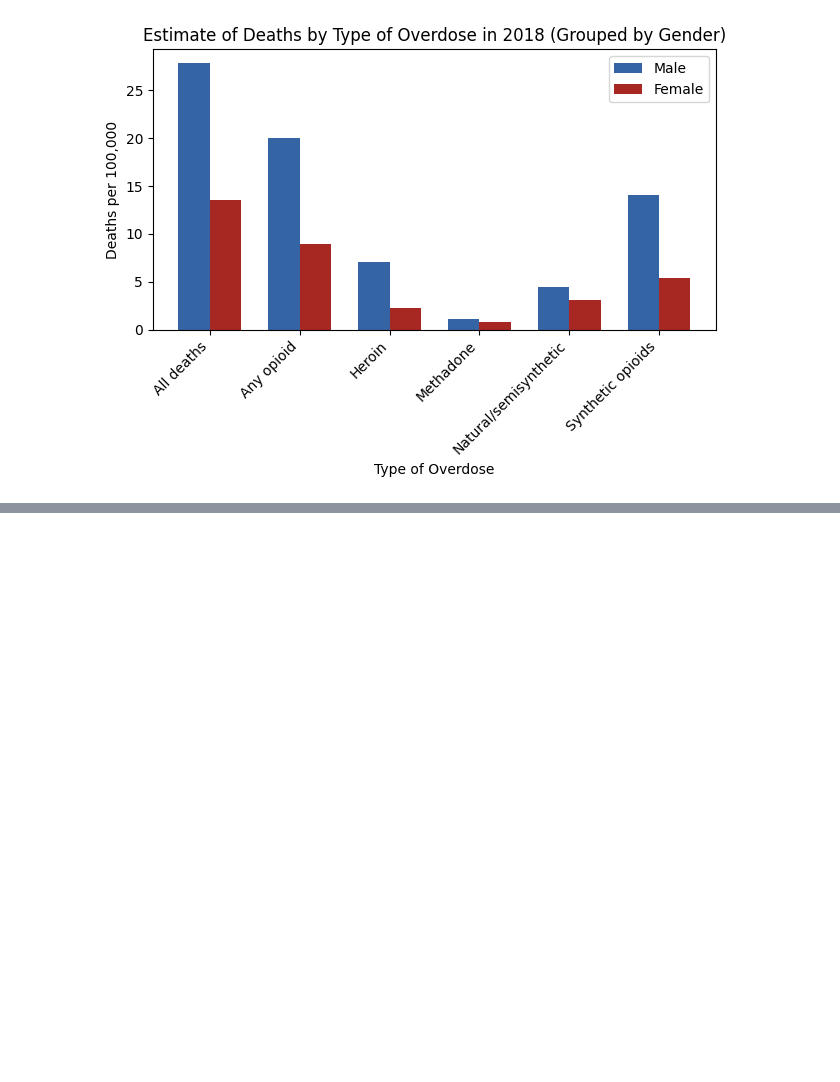
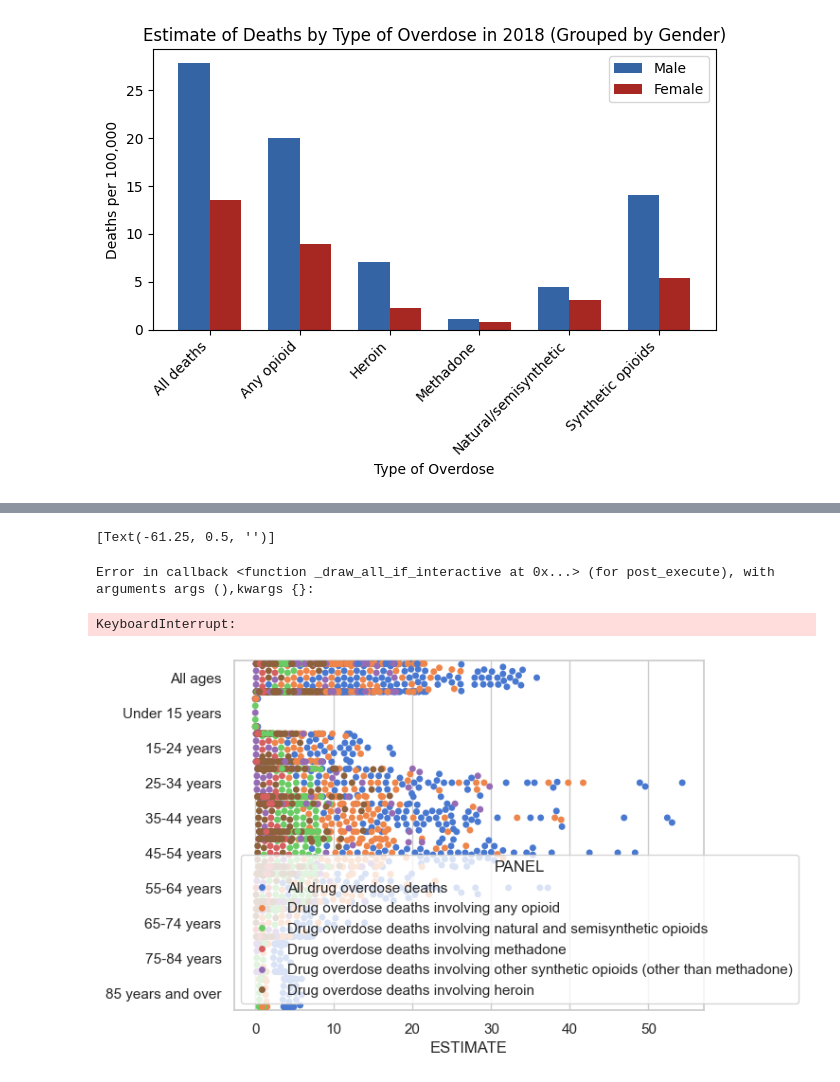
Before and after one commit to bridgetilin/comp-590-module2, a Jupyter notebook: altair_vis.ipynb, the cells around one changed output, grey strips where cells are left out. Cells and saved outputs as stored; diff of their text form; code cells hidden in the pictures; blank space fills up the shorter version.

```diff
--- a/altair_vis.ipynb
+++ b/altair_vis.ipynb
@@ -89,0 +158,14 @@ plt.show()
+# %%
+import seaborn as sns
+sns.set_theme(style="whitegrid", palette="muted")
+
+data2 = pd.read_csv("Drug_overdose_death_rates__by_drug_type__sex__age__race__and_Hispanic_origin__United_States.csv")
+
+# Draw a categorical scatterplot to show each observation
+ax = sns.swarmplot(data=data, x="ESTIMATE", y="AGE", hue="PANEL")
+ax.set(ylabel="")
+# %% [output]
+[Text(-61.25, 0.5, '')]
+Error in callback <function _draw_all_if_interactive at 0x...> (for post_execute), with arguments args (),kwargs {}:
+KeyboardInterrupt:
+[figure, added]
```
Also changed, not shown: parts of 6 cells of this notebook.
